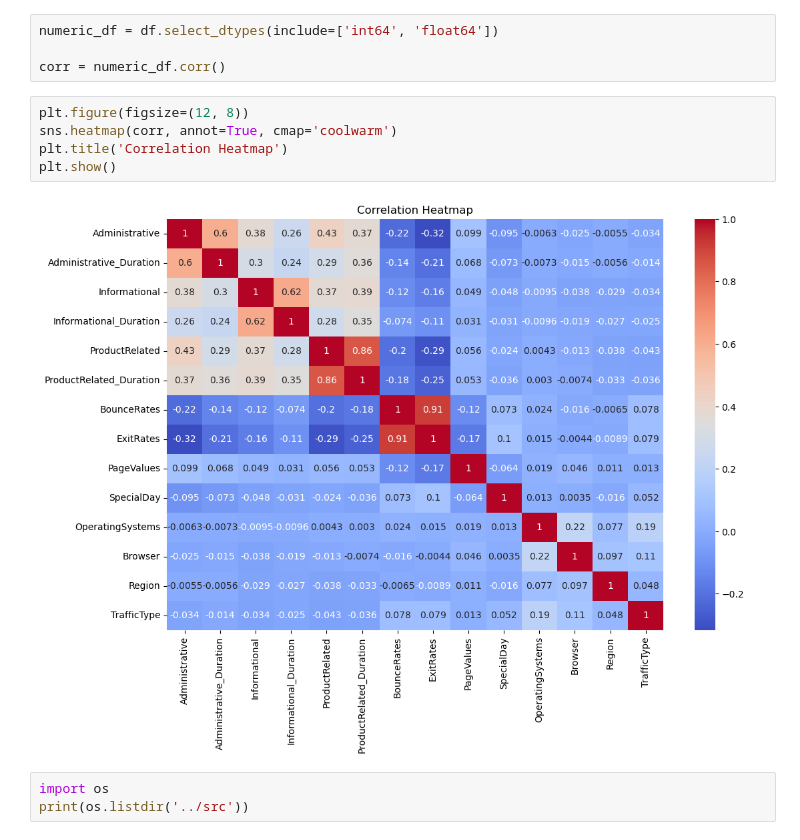
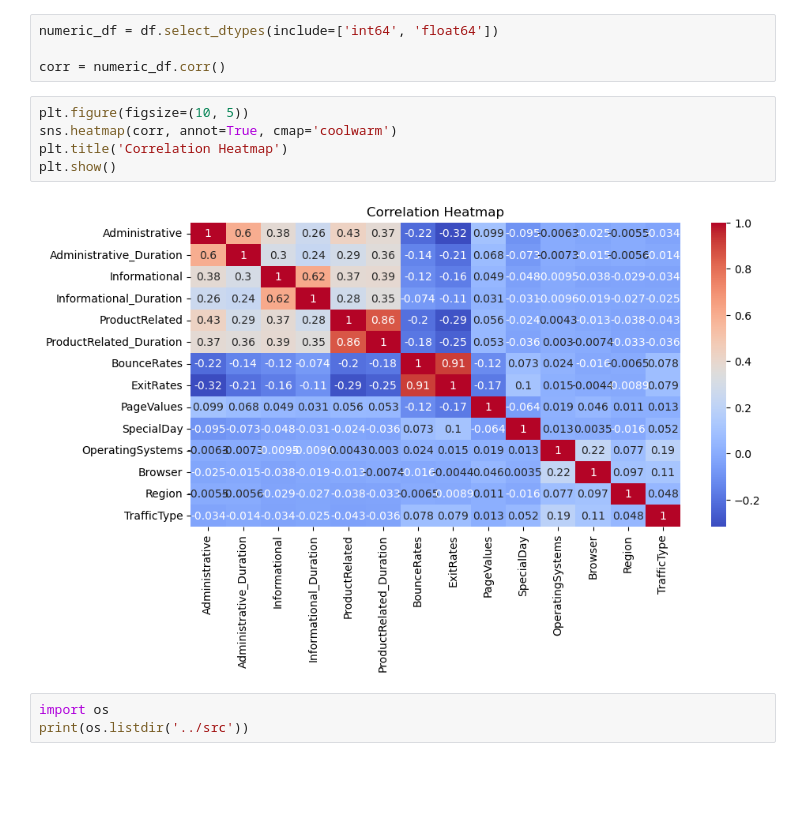
Before and after one commit to dilshanikarunaratne/ecommerce-behavior-ml, a Jupyter notebook: notebooks/01_data_understanding.ipynb, the cells around one changed output. Drawn from its saved outputs; the diff is of its cells as text; blank space fills up the shorter version.

```diff
--- a/notebooks/01_data_understanding.ipynb
+++ b/notebooks/01_data_understanding.ipynb
@@ -236,12 +257,12 @@ numeric_df = df.select_dtypes(include=['int64', 'float64'])
 
 corr = numeric_df.corr()
 # %%
-plt.figure(figsize=(12, 8))
+plt.figure(figsize=(10, 5))
 sns.heatmap(corr, annot=True, cmap='coolwarm')
 plt.title('Correlation Heatmap')
 plt.show()
 # %% [output]
-[figure, old version]
+[figure, new version]
 # %%
 import os
 print(os.listdir('../src'))
```
Also changed, not shown: parts of 1 cell of this notebook, 3 other files.
